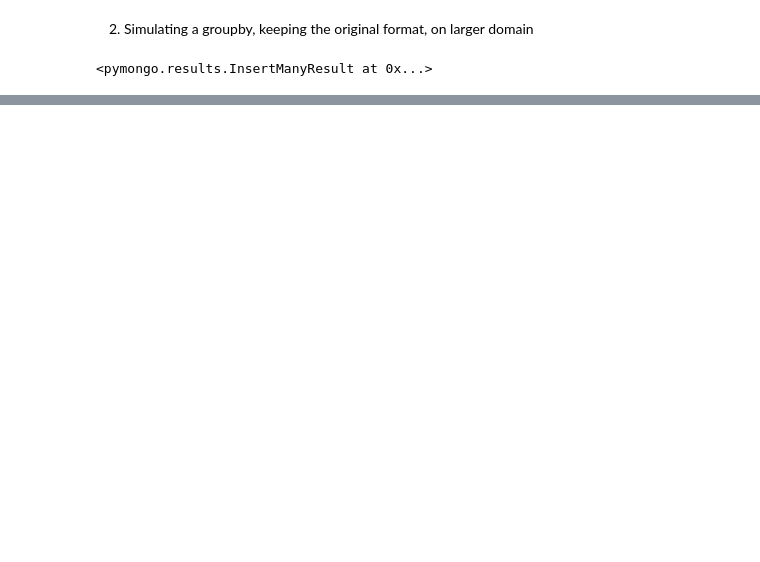
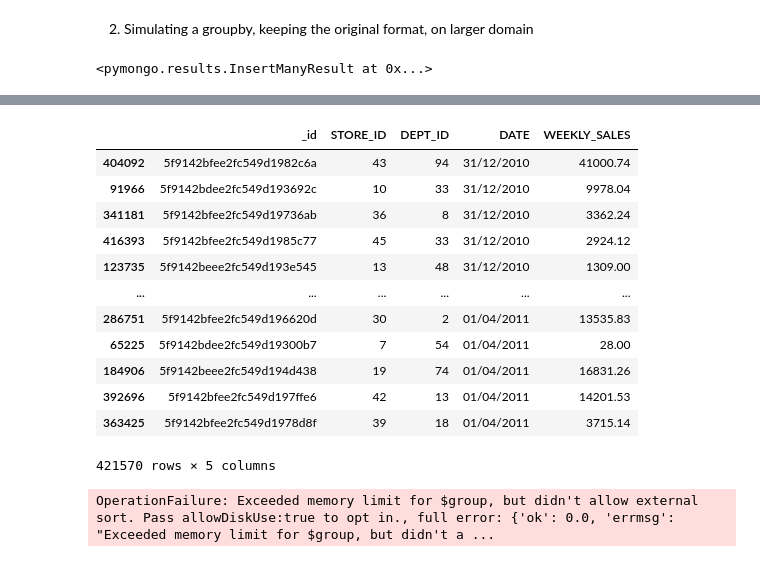
Before and after one commit to ToucanToco/python-data-prep-demo, a Jupyter notebook: Python for data prep.ipynb, the cells around one changed output, grey strips where cells are left out. Saved outputs shown, nothing was run; the diff lists cells and outputs as text; code cells hidden in the pictures; blank space fills up the shorter version.

Commit message:
Sort

```diff
--- a/Python for data prep.ipynb
+++ b/Python for data prep.ipynb
@@ -228,0 +244,10 @@ Wall time: 3.89 s
+# %%
+%%time
+
+def sort(df: pd.DataFrame, columns: list) -> pd.DataFrame:
+    return df.sort_values([c['column'] for c in columns], ascending=[(c.get('order') == 'desc') for c in columns])
+
+%time df = get_domain('sales')
+%time df1 = sort(df, [{'column': 'DATE', 'order': 'asc'}])
+df1
+# %% [output]
@@ -228,0 +260,23 @@ Wall time: 3.89 s
+|  | _id | STORE_ID | DEPT_ID | DATE | WEEKLY_SALES |
+| 404092 | 5f9142bfee2fc549d1982c6a | 43 | 94 | 31/12/2010 | 41000.74 |
+| 91966 | 5f9142bdee2fc549d193692c | 10 | 33 | 31/12/2010 | 9978.04 |
+| 341181 | 5f9142bfee2fc549d19736ab | 36 | 8 | 31/12/2010 | 3362.24 |
+| 416393 | 5f9142bfee2fc549d1985c77 | 45 | 33 | 31/12/2010 | 2924.12 |
+| 123735 | 5f9142beee2fc549d193e545 | 13 | 48 | 31/12/2010 | 1309.00 |
+| ... | ... | ... | ... | ... | ... |
+| 286751 | 5f9142bfee2fc549d196620d | 30 | 2 | 01/04/2011 | 13535.83 |
+| 65225 | 5f9142bdee2fc549d19300b7 | 7 | 54 | 01/04/2011 | 28.00 |
+| 184906 | 5f9142beee2fc549d194d438 | 19 | 74 | 01/04/2011 | 16831.26 |
+| 392696 | 5f9142bfee2fc549d197ffe6 | 42 | 13 | 01/04/2011 | 14201.53 |
+| 363425 | 5f9142bfee2fc549d1978d8f | 39 | 18 | 01/04/2011 | 3715.14 |
+421570 rows × 5 columns
+# %%
+%%time
+sales_sort = {
+    "$sort": {
+      "Account_Created": 1
+    }
+}
+sales_col.aggregate(sales_agg)
+# %% [output]
+OperationFailure: Exceeded memory limit for $group, but didn't allow external sort. Pass allowDiskUse:true to opt in., full error: {'ok': 0.0, 'errmsg': "Exceeded memory limit for $group, but didn't a ...
```
Also changed, not shown: parts of 10 cells of this notebook.
